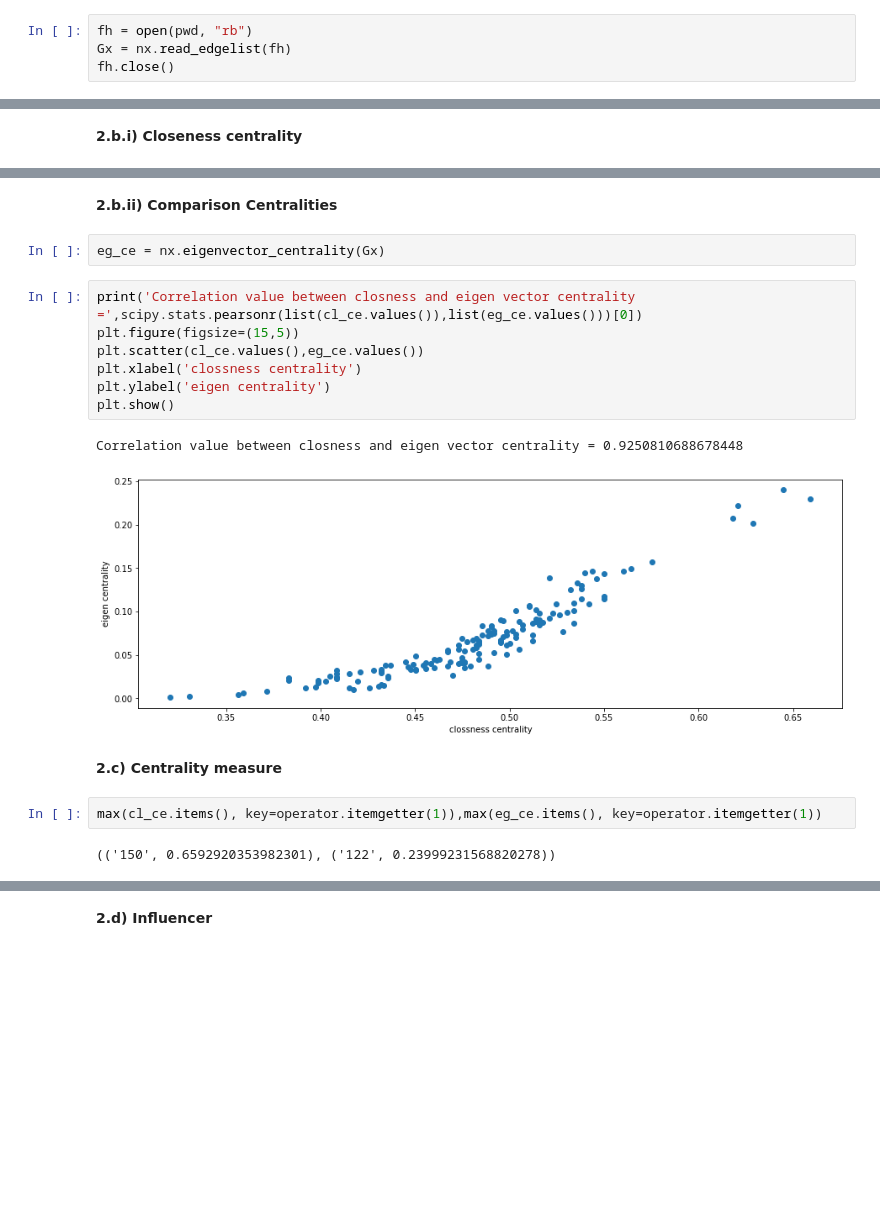
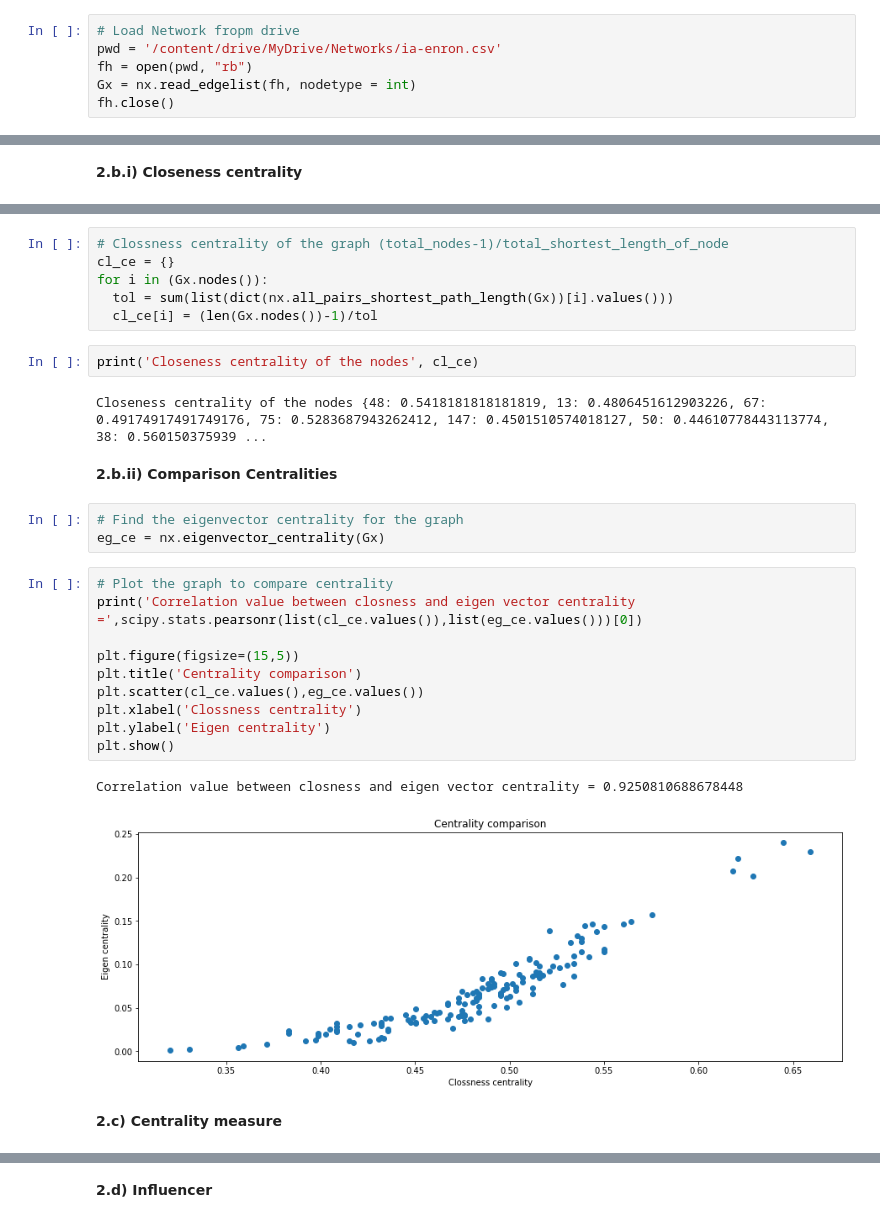
Before and after one commit to Elangoraj/Social-network-analysis, a Jupyter notebook: Networks.ipynb, the cells around one changed output, grey strips where cells are left out. Drawn from its saved outputs; the diff is of its cells as text; blank space fills up the shorter version.

```diff
--- a/Networks.ipynb
+++ b/Networks.ipynb
@@ -46,4 +49,6 @@ Requirement already satisfied: six>=1.5 in /usr/local/lib/python3.6/dist-package
 # %%
+# Load Network fropm drive
+pwd = '/content/drive/MyDrive/Networks/ia-enron.csv'
 fh = open(pwd, "rb")
-Gx = nx.read_edgelist(fh)
+Gx = nx.read_edgelist(fh, nodetype = int)
 fh.close()
@@ -213,20 +185,30 @@ for r in range(0, n):
+# %%
+# Clossness centrality of the graph (total_nodes-1)/total_shortest_length_of_node
+cl_ce = {}
+for i in (Gx.nodes()):
+  tol = sum(list(dict(nx.all_pairs_shortest_path_length(Gx))[i].values()))
+  cl_ce[i] = (len(Gx.nodes())-1)/tol
+# %%
+print('Closeness centrality of the nodes', cl_ce)
+# %% [output]
+Closeness centrality of the nodes {48: 0.5418181818181819, 13: 0.4806451612903226, 67: 0.49174917491749176, 75: 0.5283687943262412, 147: 0.4501510574018127, 50: 0.44610778443113774, 38: 0.560150375939 ...
 # %% [markdown]
 **2.b.ii) Comparison Centralities**
-# %%
-eg_ce = nx.eigenvector_centrality(Gx)
+# %%
+# Find the eigenvector centrality for the graph
+eg_ce = nx.eigenvector_centrality(Gx)
 # %%
+# Plot the graph to compare centrality
 print('Correlation value between closness and eigen vector centrality =',scipy.stats.pearsonr(list(cl_ce.values()),list(eg_ce.values()))[0])
+
 plt.figure(figsize=(15,5))
+plt.title('Centrality comparison')
 plt.scatter(cl_ce.values(),eg_ce.values())
-plt.xlabel('clossness centrality')
-plt.ylabel('eigen centrality')
+plt.xlabel('Clossness centrality')
+plt.ylabel('Eigen centrality')
 plt.show()
 # %% [output]
 Correlation value between closness and eigen vector centrality = 0.9250810688678448
-[figure, old version]
+[figure, new version]
 # %% [markdown]
 **2.c) Centrality measure**
-# %%
-max(cl_ce.items(), key=operator.itemgetter(1)),max(eg_ce.items(), key=operator.itemgetter(1))
-# %% [output]
-(('150', 0.6592920353982301), ('122', 0.23999231568820278))
```
Also changed, not shown: parts of 46 cells of this notebook.
